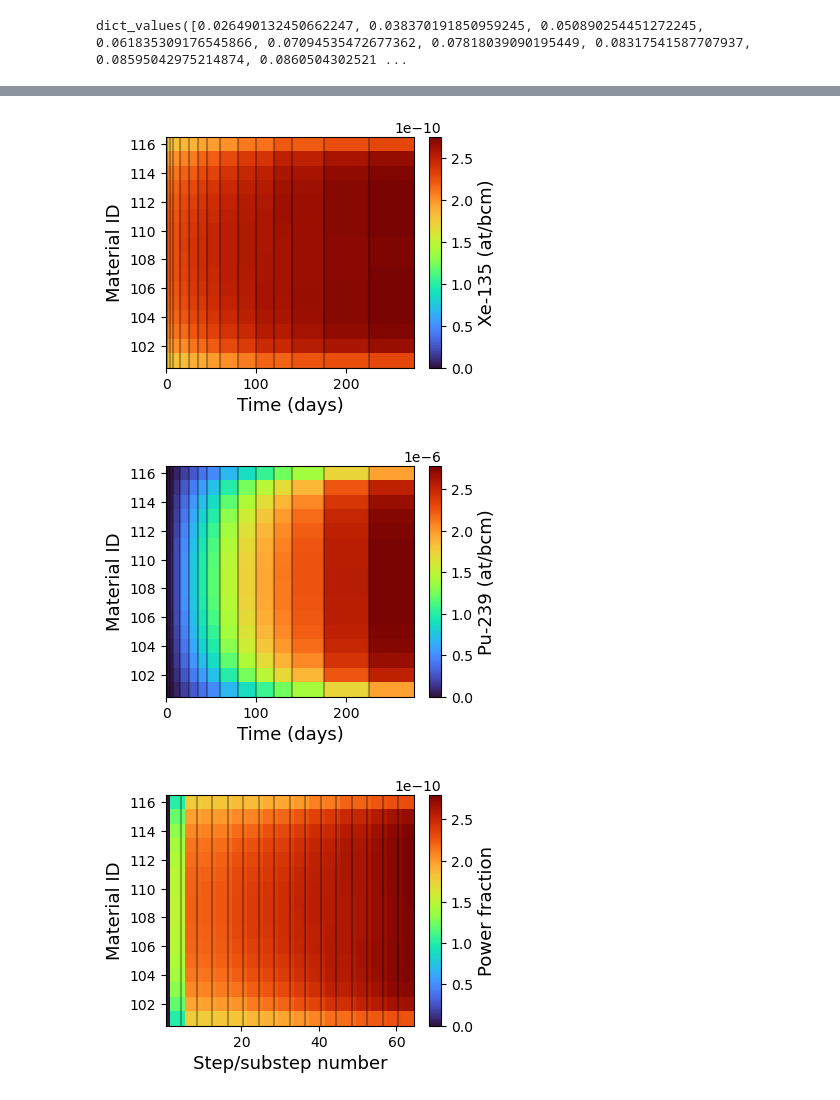
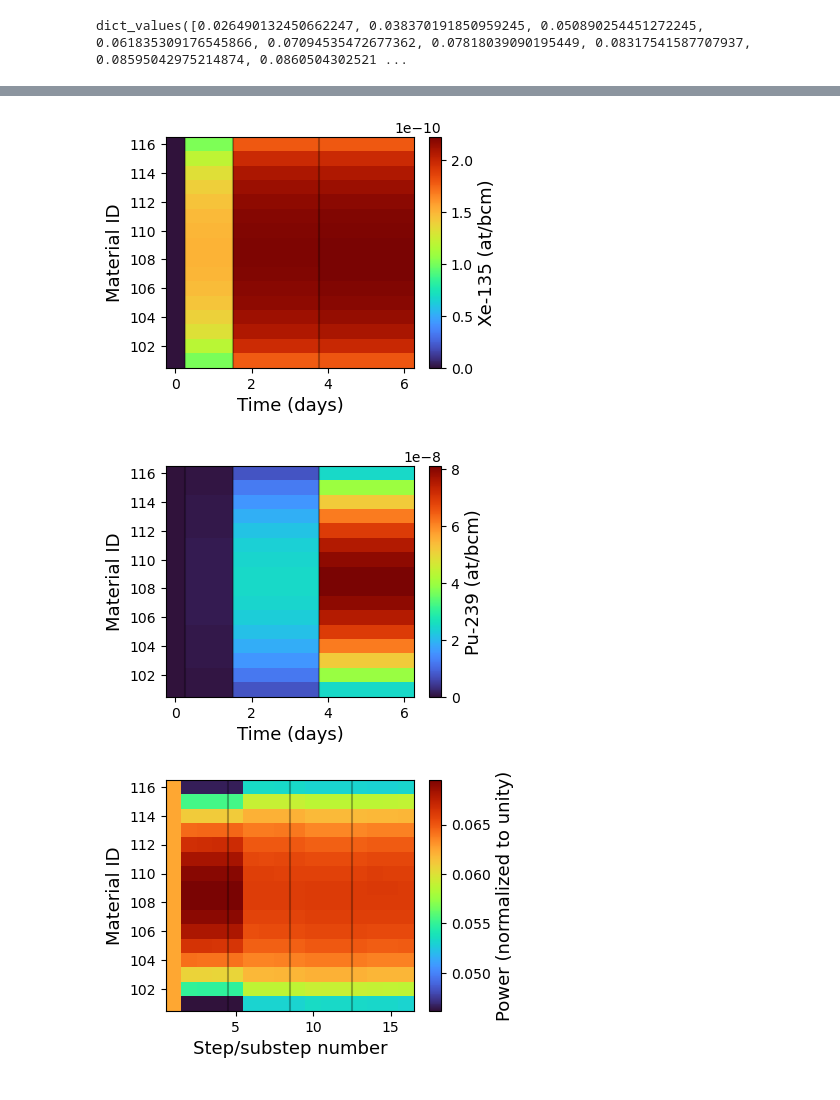
Before and after one commit to jfaulkner31/SCALETools, a Jupyter notebook: SCALEDepleter/pickle_examples/tempDepndFHR_ex5.ipynb, the cells around one changed output, grey strips where cells are left out. Drawn from its saved outputs; the diff is of its cells as text; code cells hidden in the pictures.

```diff
--- a/SCALEDepleter/pickle_examples/tempDepndFHR_ex5.ipynb
+++ b/SCALEDepleter/pickle_examples/tempDepndFHR_ex5.ipynb
@@ -15,7 +15,7 @@ matplotlib.font_manager.findfont('Cambria')
 # %% [output]
 '/home/jfaulkner31/mambaforge3/envs/openmc-env/lib/python3.11/site-packages/matplotlib/mpl-data/fonts/ttf/DejaVuSans.ttf'
 # %%
-out = open_pkl(filename='homogenized_case1_upTo_stepNum_1.pkl')
+out = open_pkl(filename='homogenized_case1_upTo_stepNum_3.pkl')
 # %%
 # available functions:
 # out.print_case_settings()
@@ -149,12 +148,12 @@ xe135arr = out.plot_BOS_isotopics_map(isotope='Xe-135',
 xe135arr = out.plot_BOS_isotopics_map(isotope='Xe-135',
                        normalize=False, figsize=(4,3), cmap='turbo', fontsize=13, fontname=globalfont)
 # %% [output]
-[figure, old version]
+[figure, new version]
 # %%
 pu239arr = out.plot_BOS_isotopics_map(isotope='Pu-239',
                        normalize=False, figsize=(4,3), cmap='turbo', fontsize=13, fontname=globalfont)
 # %% [output]
-[figure, old version]
+[figure, new version]
 # %%
 # plotting isotopics at end of every substep --->
 # not working now but save for later when we make plot_all_isotopics_map
@@ -169,6 +168,6 @@ for bigStep in out.isotopics_all.keys():
       atom_dens_row = np.append(atom_dens_row, out.isotopics_all[bigStep][substep].material_dict[mat].return_iso_atom_dens(iso))
 # %%
 parr = out.plot_all_isotopics_map(isotope='Xe-135',
-                       normalize=False, figsize=(4,3), cmap='turbo', fontsize=13, fontname=globalfont)
+                       normalize=True, figsize=(4,3), cmap='turbo', fontsize=13, fontname=globalfont)
 # %% [output]
-[figure, old version]
+[figure, new version]
```
Also changed, not shown: parts of 14 cells of this notebook, 8 other files.
